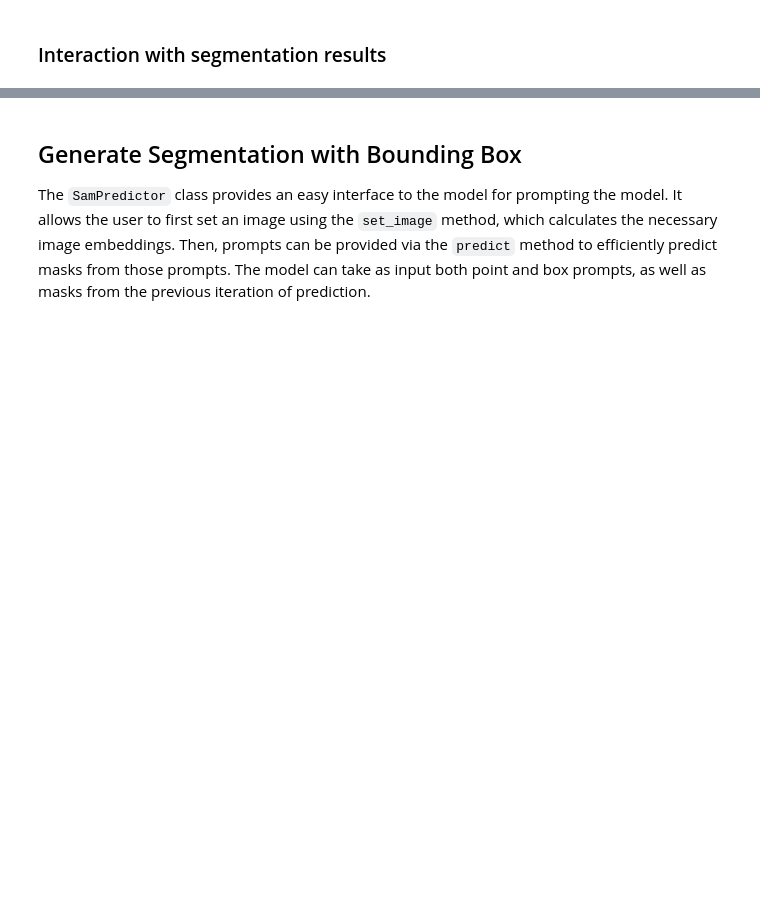
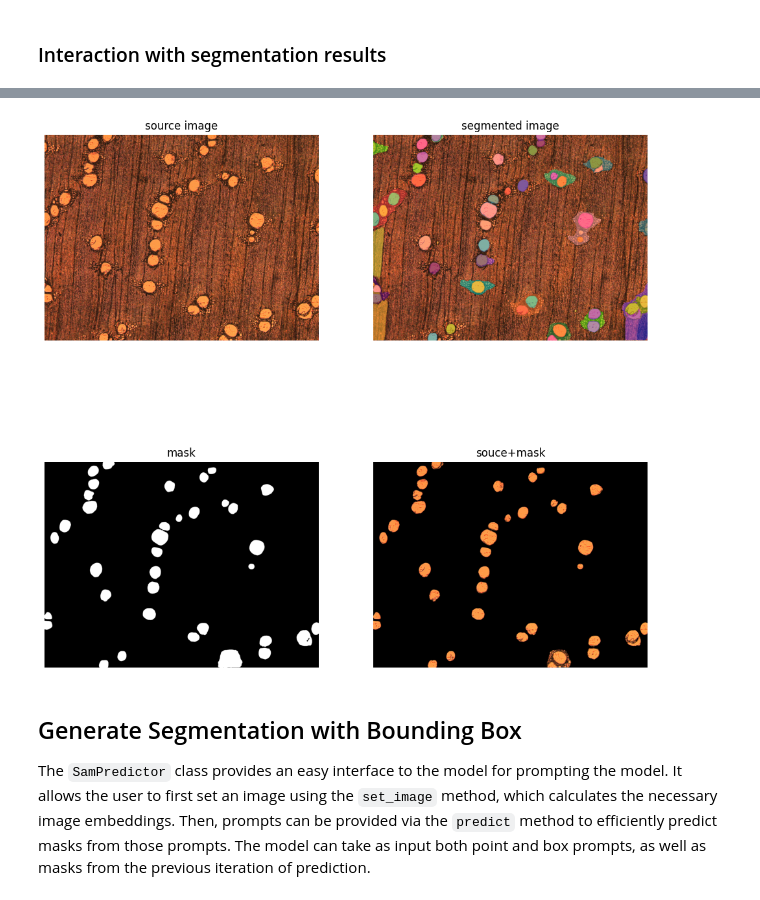
Before and after one commit to gChagasGit/CompiladoLUA, a Jupyter notebook: notebooks/how-to-segment-anything-with-sam.ipynb, the cells around one changed output, grey strips where cells are left out. Saved outputs shown, nothing was run; the diff lists cells and outputs as text; code cells hidden in the pictures; blank space fills up the shorter version.

```diff
--- a/notebooks/how-to-segment-anything-with-sam.ipynb
+++ b/notebooks/how-to-segment-anything-with-sam.ipynb
@@ -192,3 +258,20 @@ ValueError: The number of images exceeds the grid size. Please increase the grid
+# %%
+# Cria uma máscara combinada a partir das máscaras filtradas
+mask_final = np.zeros_like(image_bgr[:, :, 0])  # Máscara em escala de cinza
+for mask in masks_filtradas:
+    # Converte a máscara para uint8 antes da operação bitwise_or
+    mask = mask.astype(np.uint8)
+    mask_final = cv2.bitwise_or(mask_final, mask)  # Combina as máscaras
+
+final_segmentation = cv2.bitwise_and(image_bgr, image_bgr, mask=mask_final)
+
+sv.plot_images_grid(
+    images=[image_bgr, annotated_image, mask_final, final_segmentation],
+    grid_size=(2, 2),
+    titles=['source image', 'segmented image', 'mask', 'souce+mask']
+)
+# %% [output]
+[figure, added]
 # %% [markdown]
 ## Generate Segmentation with Bounding Box
 
```
Also changed, not shown: parts of 3 cells of this notebook.
